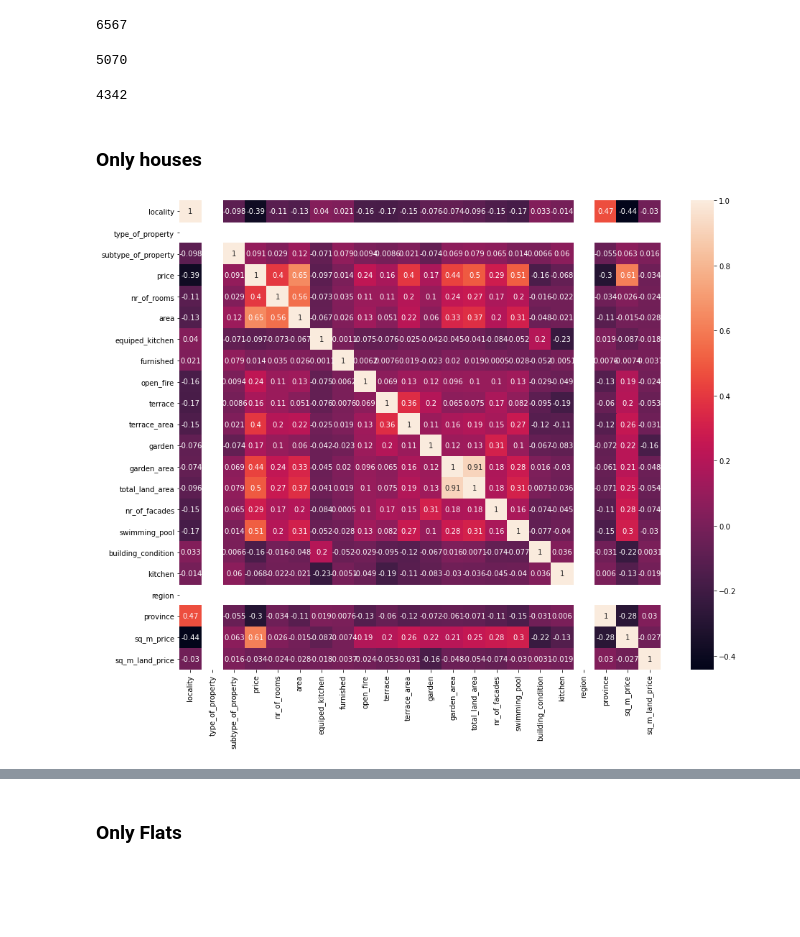
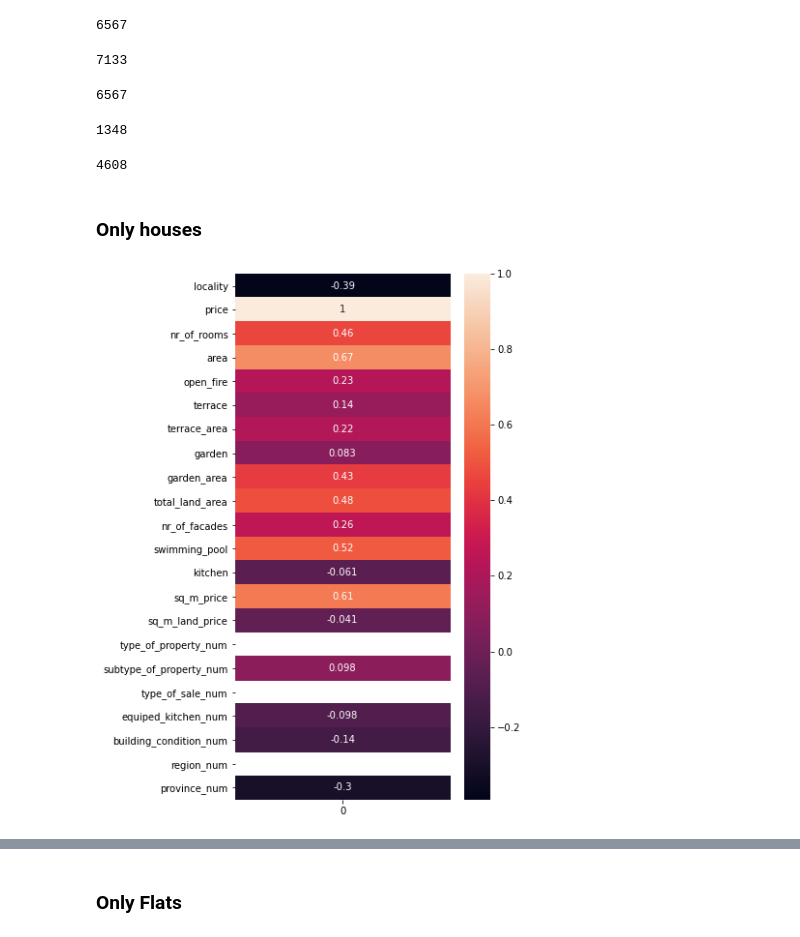
Before and after one commit to jcoumont/challenge-data-analysis, a Jupyter notebook: correlation_gui.ipynb, the cells around one changed output, grey strips where cells are left out. Drawn from its saved outputs; the diff is of its cells as text; code cells hidden in the pictures; blank space fills up the shorter version.

```diff
--- a/correlation_gui.ipynb
+++ b/correlation_gui.ipynb
@@ -37,5 +38,4 @@ plt.show()
 # %%
-Wallonia = data.loc[data['region'] == 2]
-Flandern = data.loc[data['region'] == 1]
-Brussels = data.loc[data['region'] == 0]
-Wallonia.head(10)
+Wallonia = data.loc[data['region_num'] == 2]
+Flandern = data.loc[data['region_num'] == 1]
+Brussels = data.loc[data['region_num'] == 0]
@@ -173,17 +215,27 @@ Wallonia.groupby('locality')['price'].mean().idxmin()
 #6567 is Fontaine-Haute
 # %% [output]
 6567
+# %%
+Wallonia.groupby('locality')['price'].median().idxmax()
+#7133 is Buvrinnes
+# %% [output]
+7133
+# %%
+Wallonia.groupby('locality')['price'].median().idxmin()
+#6567 is Fontaine-Haute
+# %% [output]
+6567
 # %%
 Wallonia.groupby('locality')['sq_m_land_price'].mean().idxmax()
 #5070 is Vitrival
 # %% [output]
-5070
+1348
 # %%
 Wallonia.groupby('locality')['sq_m_land_price'].mean().idxmin()
 #Awans
 # %% [output]
-4342
+4608
 # %% [markdown]
 ### Only houses
 # %%
-Houses_wall = Wallonia.loc[data['type_of_property'] == 2]
+Houses_wall = Wallonia.loc[data['type_of_property_num'] == 2]
@@ -192,10 +242,13 @@ corrMatrix_house_wall = Houses_wall.corr()
+# %%
+corrMatrix_house_wall = Houses_wall.corrwith(Houses_wall["price"])
+corrMatrix_house_wall = pd.DataFrame(corrMatrix_house_wall)
 # %%
-fig_dims = (15, 12)
+fig_dims = (5, 10)
 fig, ax = plt.subplots(figsize=fig_dims)
 sns.heatmap(corrMatrix_house_wall, annot=True, ax = ax)
 plt.show()
 # %% [output]
-[figure, old version]
+[figure, new version]
 # %%
 # Boxplot of the price for each province
 fig_dims = (12, 10)
```
Also changed, not shown: parts of 72 cells of this notebook.
